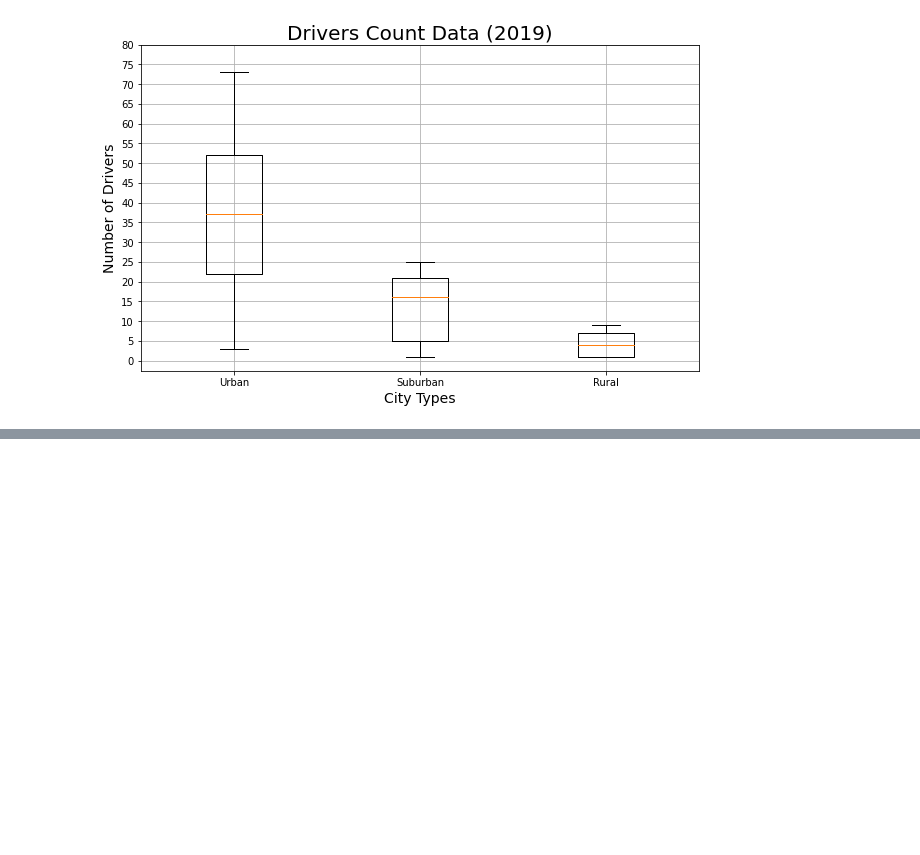
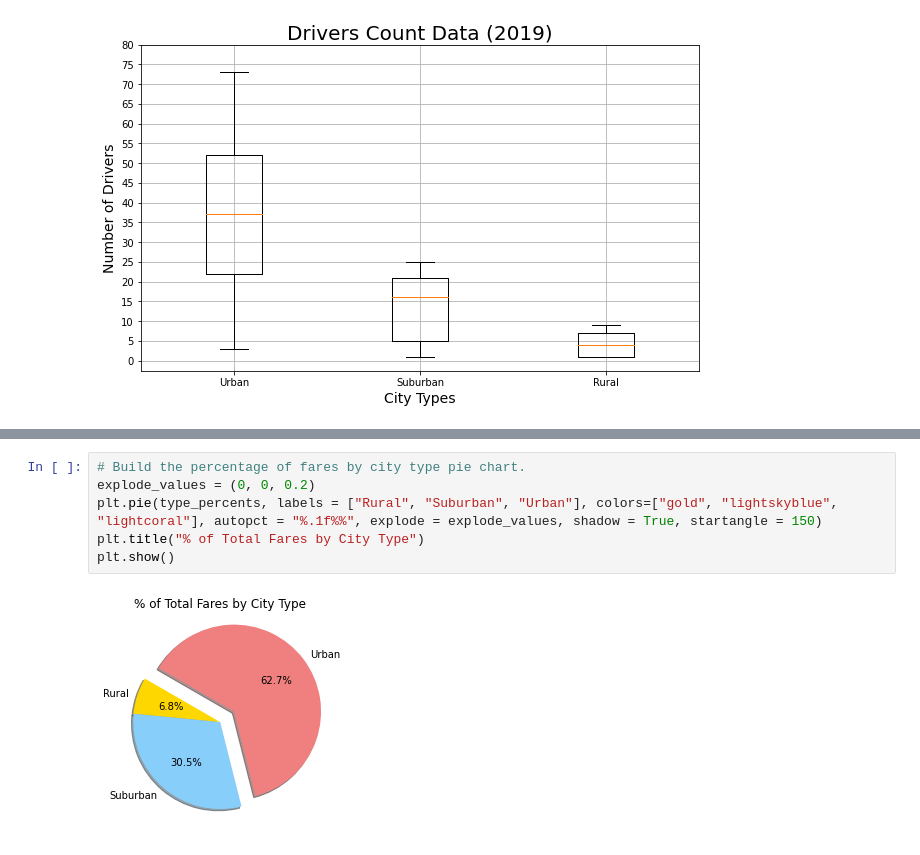
Before and after one commit to aboueim/PyBer_Analysis, a Jupyter notebook: Resources/PyBer.ipynb, the cells around one changed output, grey strips where cells are left out. Saved outputs shown, nothing was run; the diff lists cells and outputs as text; blank space fills up the shorter version.

```diff
--- a/Resources/PyBer.ipynb
+++ b/Resources/PyBer.ipynb
@@ -716,0 +749,8 @@ plt.show()
+# %%
+# Build the percentage of fares by city type pie chart.
+explode_values = (0, 0, 0.2)
+plt.pie(type_percents, labels = ["Rural", "Suburban", "Urban"], colors=["gold", "lightskyblue", "lightcoral"], autopct = "%.1f%%", explode = explode_values, shadow = True, startangle = 150)
+plt.title("% of Total Fares by City Type")
+plt.show()
+# %% [output]
+[figure, added]
```
Also changed, not shown: parts of 5 cells of this notebook, 1 other file.
